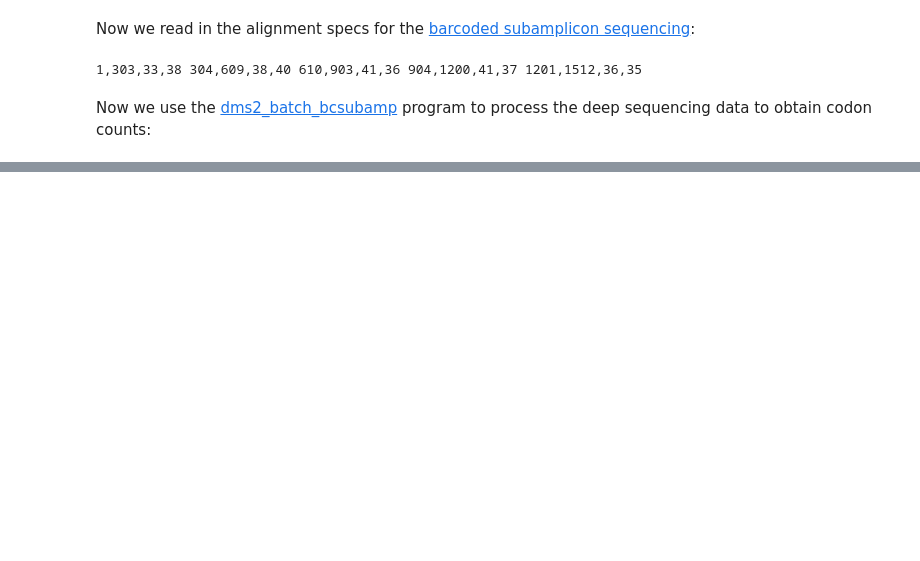
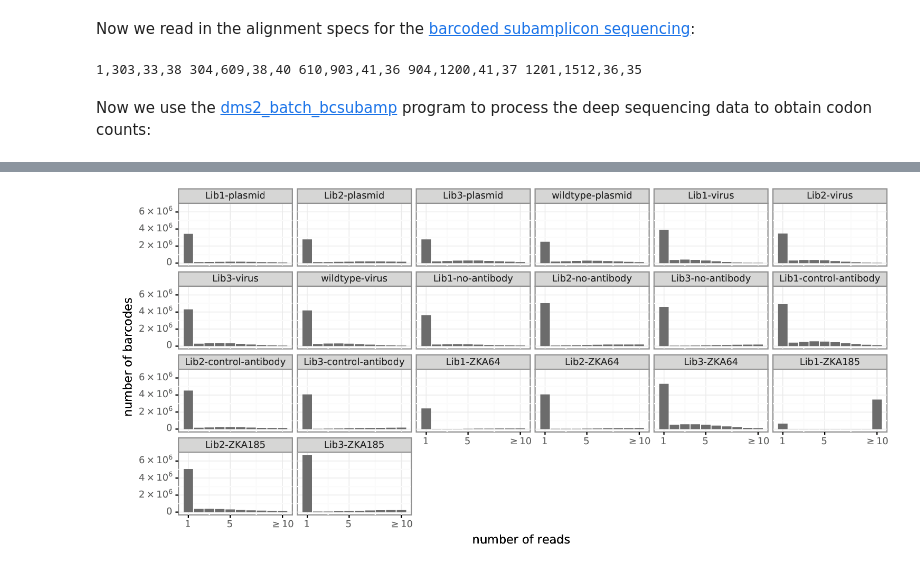
Before and after one commit to jbloomlab/ZIKV_DMS_with_EvansLab, a Jupyter notebook: analysis_notebook.ipynb, the cells around one changed output, grey strips where cells are left out. Drawn from its saved outputs; the diff is of its cells as text; code cells hidden in the pictures; blank space fills up the shorter version.

```diff
--- a/analysis_notebook.ipynb
+++ b/analysis_notebook.ipynb
@@ -97,0 +124,4 @@ subprocess.check_call([
+# %%
+showPDF(bcsubamp_plot_prefix + 'readsperbc.pdf')
+# %% [output]
+[figure, added]
```
Also changed, not shown: parts of 25 cells of this notebook, 2 other files.
